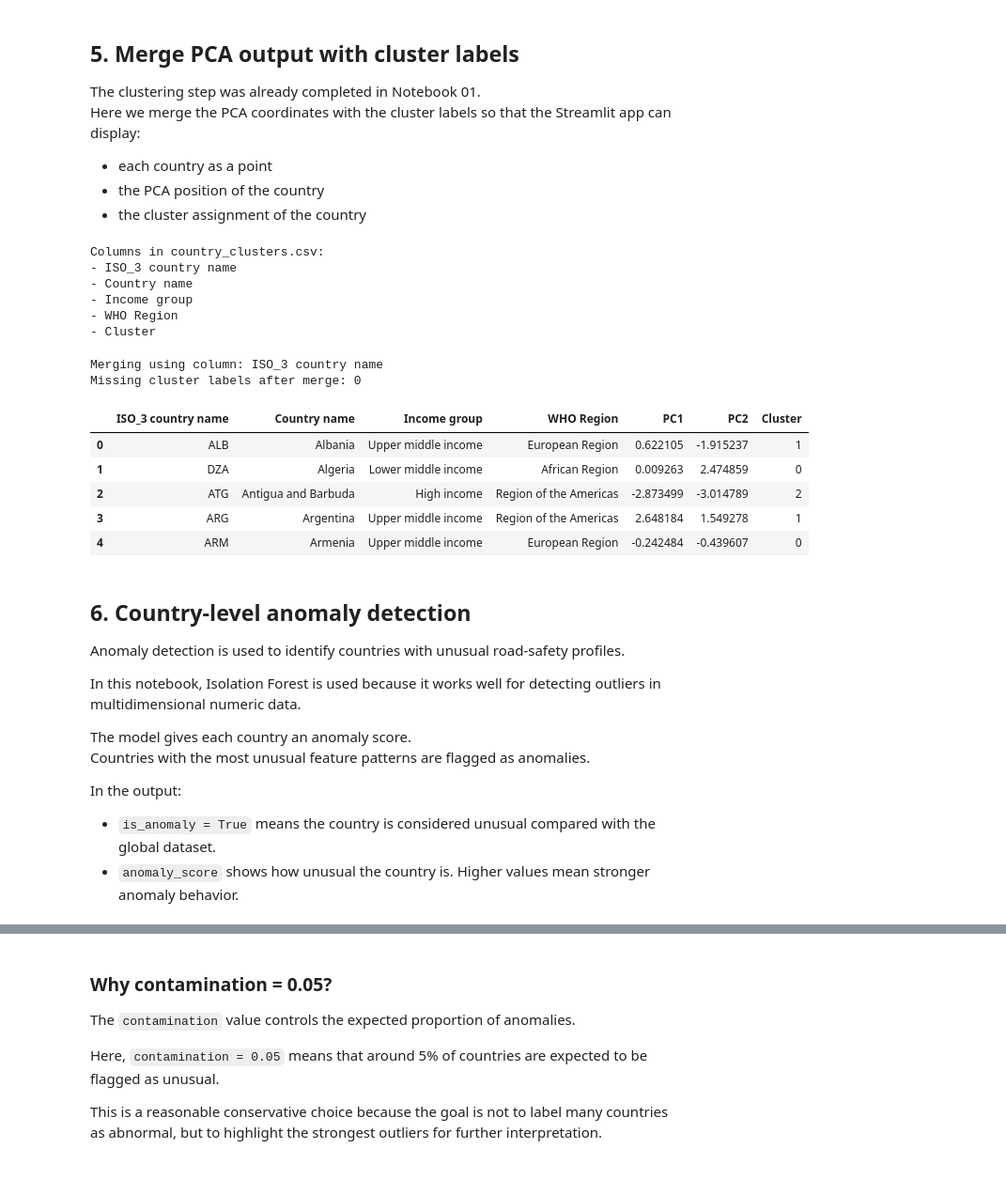
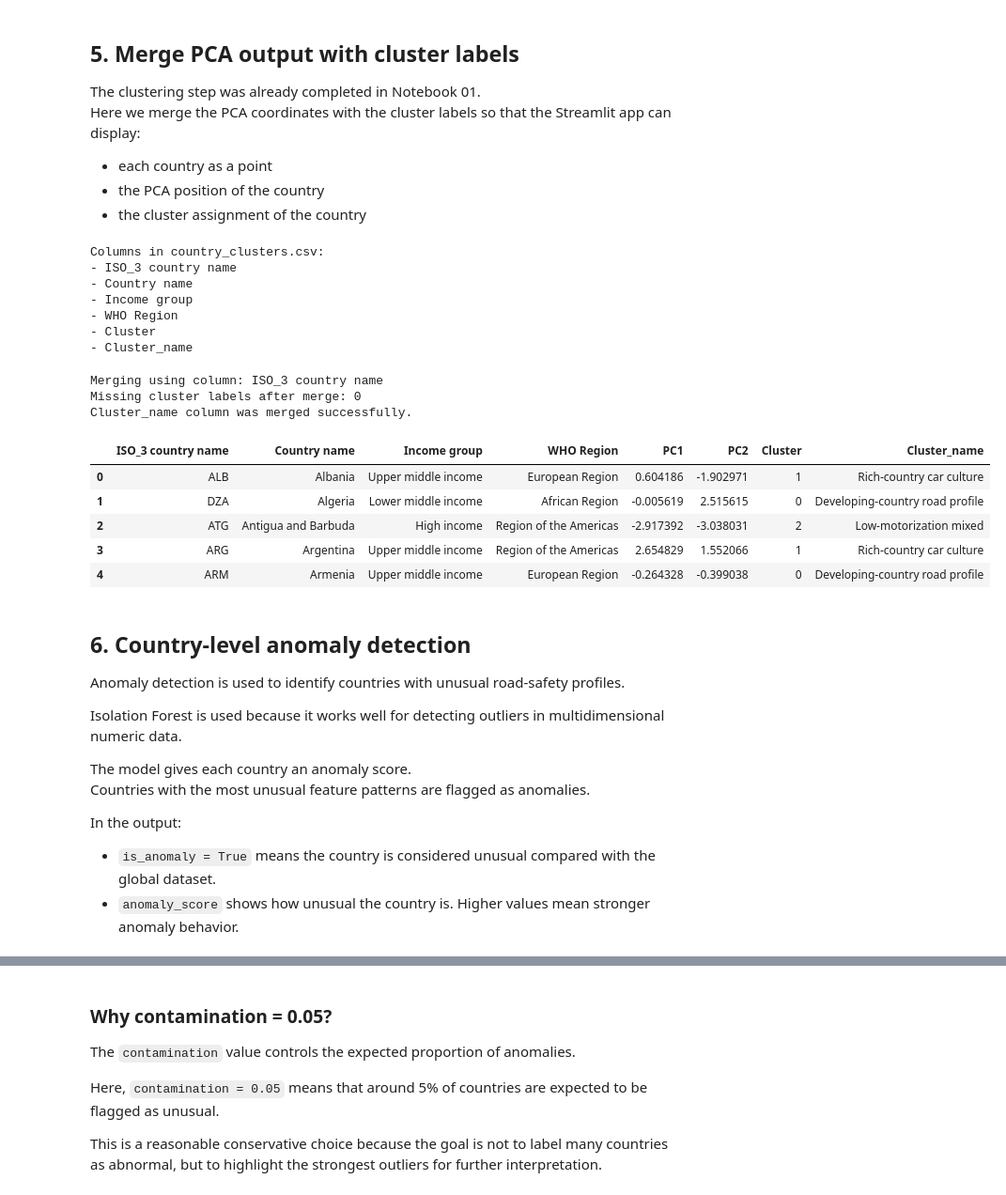
Before and after one commit to Baasmaala/road-safety-explorer, a Jupyter notebook: notebooks/02_pca_anomaly_ipynb.ipynb, the cells around one changed output, grey strips where cells are left out. Shown at 94% size. Cells and saved outputs as stored; diff of their text form; code cells hidden in the pictures.

```diff
--- a/notebooks/02_pca_anomaly_ipynb.ipynb
+++ b/notebooks/02_pca_anomaly_ipynb.ipynb
@@ -155,8 +153,8 @@ Columns in country_features.csv:
 - 2010 WHO-estimated rate per 100 000 population (update)
 - 2016 WHO-estimated rate per 100 000 population (update)
 # %%
-# Possible identifier / descriptive columns.
-# The code is flexible because column names may slightly differ between files.
+# Possible identifier / descriptive columns
+# The code is flexible because column names may slightly differ between files
 
 possible_id_cols = [
     "ISO_3 country name",
@@ -187,23 +185,34 @@ id_cols = [col for col in possible_id_cols if col in features_df.columns]
 country_cols = [col for col in possible_country_cols if col in features_df.columns]
 metadata_cols = [col for col in possible_metadata_cols if col in features_df.columns]
 
-# Keep useful descriptive columns for the output.
+# Keep useful descriptive columns for the output
 output_info_cols = []
 for col in id_cols + country_cols + metadata_cols:
     if col not in output_info_cols:
         output_info_cols.append(col)
 
-# Select numeric columns only.
+# Select numeric columns only
 numeric_cols = features_df.select_dtypes(include=[np.number]).columns.tolist()
 
-# Remove metadata-like numeric columns if they exist.
+# Remove metadata-like numeric columns if they exist
+# These columns describe data/reporting years, not direct road-safety indicators
+# Excluding them makes PCA and anomaly detection focus more on actual road-safety patterns
+
 exclude_from_model = [
     "Cluster",
     "cluster",
-    "Population"
+    "Population",
+    "Year reported fatalities",
+    "Year total paved kilometres",
+    "Year total registered vehicles",
+    "Year by fatality reduction target "
 ]
 
-numeric_cols = [col for col in numeric_cols if col not in exclude_from_model]
+numeric_cols = [
+    col for col in numeric_cols
+    if col not in exclude_from_model
+    and col.strip() not in [x.strip() for x in exclude_from_model]
+]
 
 print("Identifier columns:", id_cols)
 print("Country columns:", country_cols)
@@ -388,8 +396,9 @@ Columns in country_clusters.csv:
 - Income group
 - WHO Region
 - Cluster
+- Cluster_name
 # %%
-# Try to find a common country code column between the two files.
+# try to find a common country code column between the two files
 
 common_cols = [col for col in pca_df.columns if col in clusters_df.columns]
 
@@ -417,46 +426,57 @@ if merge_col is None:
 
 print("Merging using column:", merge_col)
 
 cluster_label_candidates = ["Cluster", "cluster", "cluster_label", "Cluster Label"]
 cluster_col = None
 
 for col in cluster_label_candidates:
     if col in clusters_df.columns:
         cluster_col = col
         break
 
 if cluster_col is None:
     raise ValueError("No cluster label column found in country_clusters.csv.")
 
-cluster_merge_df = clusters_df[[merge_col, cluster_col]].copy()
+# Merge the numeric cluster label and, if available, the descriptive cluster name.
+extra_cluster_cols = [cluster_col]
+
+for optional_col in ["Cluster_name", "cluster_name", "Cluster Name"]:
+    if optional_col in clusters_df.columns and optional_col not in extra_cluster_cols:
+        extra_cluster_cols.append(optional_col)
+
+cluster_merge_df = clusters_df[[merge_col] + extra_cluster_cols].copy()
 
 pca_df = pca_df.merge(
     cluster_merge_df,
     on=merge_col,
     how="left"
 )
 
 if cluster_col != "Cluster":
     pca_df = pca_df.rename(columns={cluster_col: "Cluster"})
 
 print("Missing cluster labels after merge:", pca_df["Cluster"].isna().sum())
 
+if "Cluster_name" in pca_df.columns:
+    print("Cluster_name column was merged successfully.")
+
 display(pca_df.head())
 # %% [output]
 Merging using column: ISO_3 country name
 Missing cluster labels after merge: 0
+Cluster_name column was merged successfully.
-|  | ISO_3 country name | Country name | Income group | WHO Region | PC1 | PC2 | Cluster |
-| 0 | ALB | Albania | Upper middle income | European Region | 0.622105 | -1.915237 | 1 |
-| 1 | DZA | Algeria | Lower middle income | African Region | 0.009263 | 2.474859 | 0 |
-| 2 | ATG | Antigua and Barbuda | High income | Region of the Americas | -2.873499 | -3.014789 | 2 |
-| 3 | ARG | Argentina | Upper middle income | Region of the Americas | 2.648184 | 1.549278 | 1 |
-| 4 | ARM | Armenia | Upper middle income | European Region | -0.242484 | -0.439607 | 0 |
+|  | ISO_3 country name | Country name | Income group | WHO Region | PC1 | PC2 | Cluster | Cluster_name |
+| 0 | ALB | Albania | Upper middle income | European Region | 0.604186 | -1.902971 | 1 | Rich-country car culture |
+| 1 | DZA | Algeria | Lower middle income | African Region | -0.005619 | 2.515615 | 0 | Developing-country road profile |
+| 2 | ATG | Antigua and Barbuda | High income | Region of the Americas | -2.917392 | -3.038031 | 2 | Low-motorization mixed |
+| 3 | ARG | Argentina | Upper middle income | Region of the Americas | 2.654829 | 1.552066 | 1 | Rich-country car culture |
+| 4 | ARM | Armenia | Upper middle income | European Region | -0.264328 | -0.399038 | 0 | Developing-country road profile |
 # %% [markdown]
 ## 6. Country-level anomaly detection
 
 Anomaly detection is used to identify countries with unusual road-safety profiles.
 
-In this notebook, Isolation Forest is used because it works well for detecting outliers in multidimensional numeric data.
+Isolation Forest is used because it works well for detecting outliers in multidimensional numeric data.
 
 The model gives each country an anomaly score.
 Countries with the most unusual feature patterns are flagged as anomalies.
```
Also changed, not shown: parts of 17 cells of this notebook.
